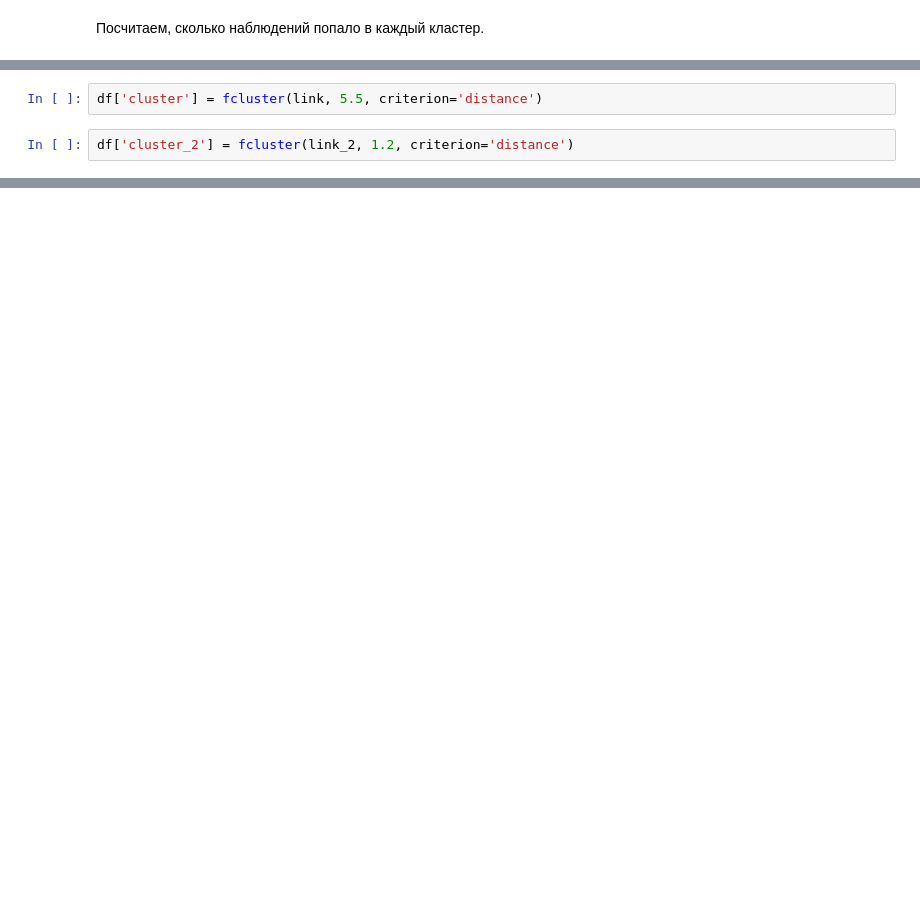
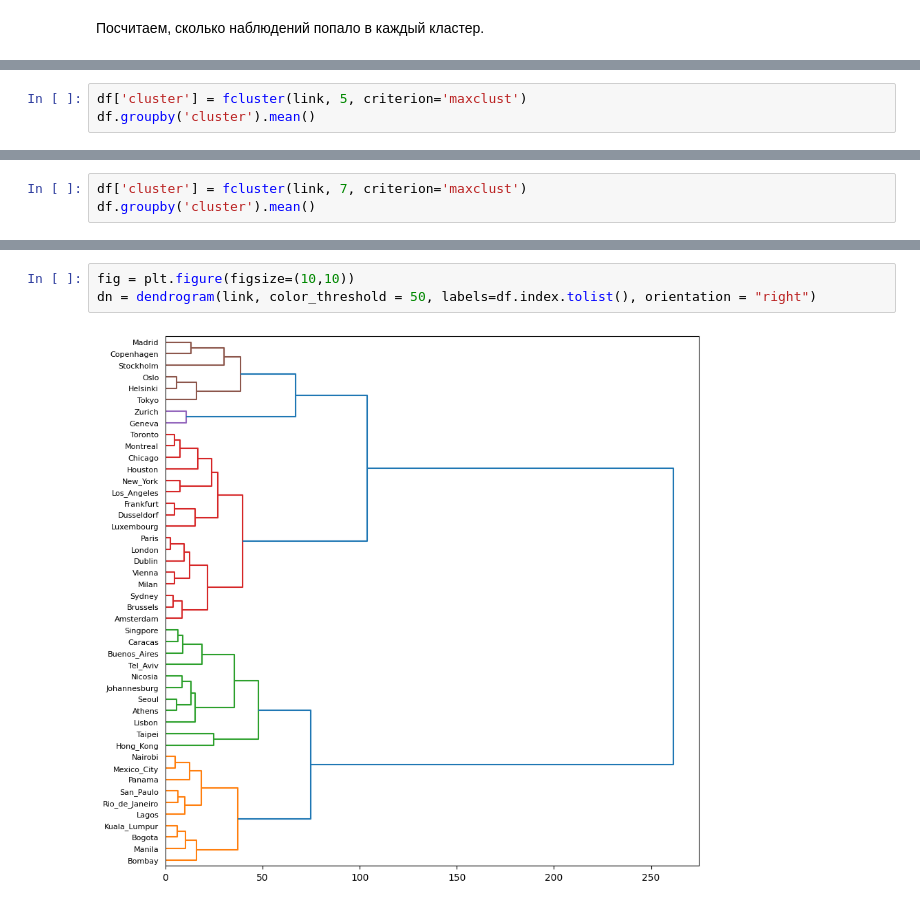
Before and after one commit to Hope1133/Data_analysis_itmo_DZ, a Jupyter notebook: DZ1_cluster_ierarh/DZ1_cluster_ierarh.ipynb, the cells around one changed output, grey strips where cells are left out. Saved outputs shown, nothing was run; the diff lists cells and outputs as text; blank space fills up the shorter version.

```diff
--- a/DZ1_cluster_ierarh/DZ1_cluster_ierarh.ipynb
+++ b/DZ1_cluster_ierarh/DZ1_cluster_ierarh.ipynb
@@ -506,4 +182,0 @@ dn = dendrogram(link_2,
-# %%
-df['cluster'] = fcluster(link, 5.5, criterion='distance')
-# %%
-df['cluster_2'] = fcluster(link_2, 1.2, criterion='distance')
@@ -577,0 +195,3 @@ Text(22, 2.6, '4 кластера')
+# %%
+df['cluster'] = fcluster(link, 5, criterion='maxclust')
+df.groupby('cluster').mean()
@@ -577,0 +222,3 @@ Text(22, 2.6, '4 кластера')
+# %%
+df['cluster'] = fcluster(link, 7, criterion='maxclust')
+df.groupby('cluster').mean()
@@ -577,0 +257,5 @@ Text(22, 2.6, '4 кластера')
+# %%
+fig = plt.figure(figsize=(10,10))
+dn = dendrogram(link, color_threshold = 50, labels=df.index.tolist(), orientation = "right")
+# %% [output]
+[figure, added]
```
Also changed, not shown: parts of 75 cells of this notebook, 1 other file.
